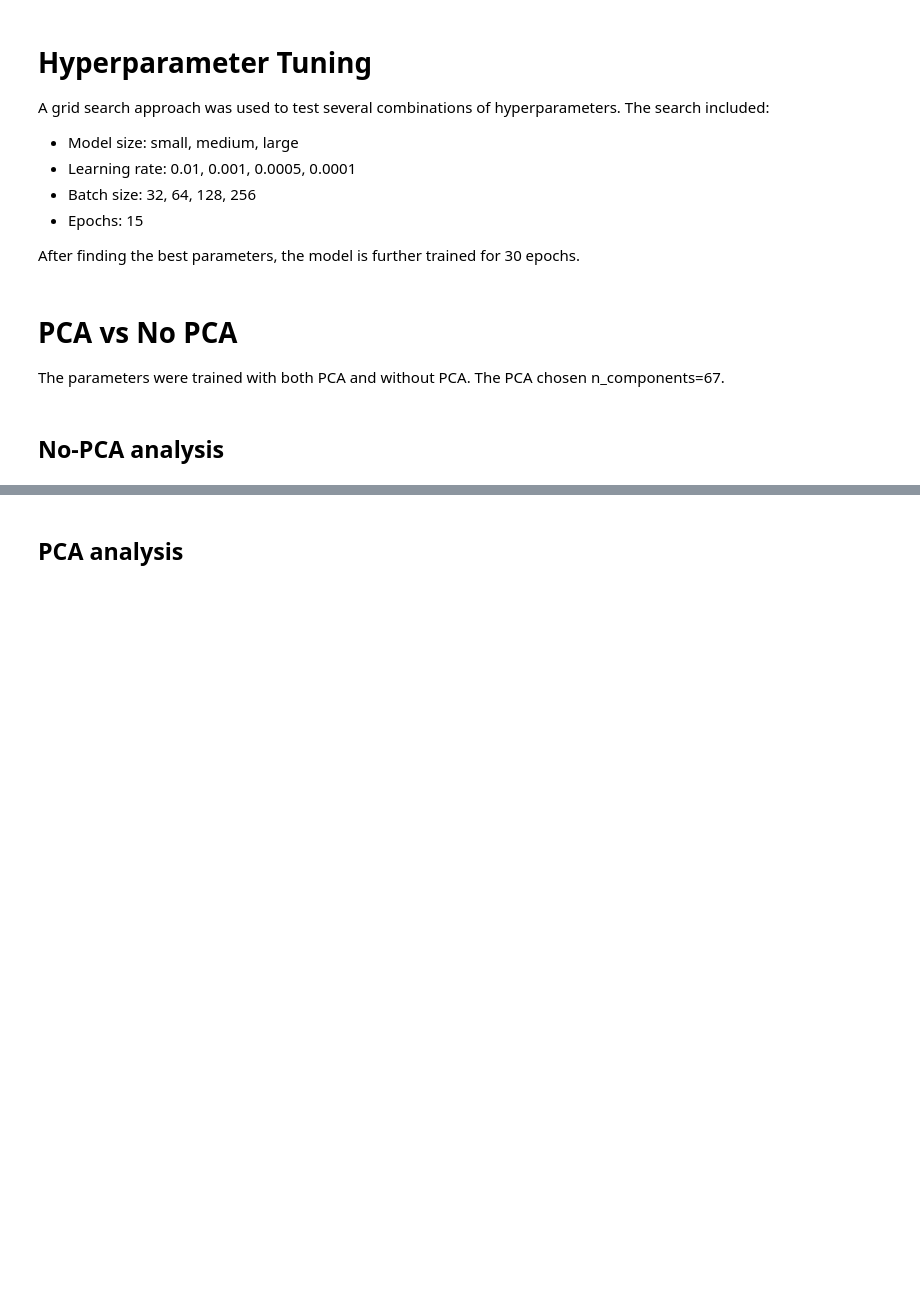
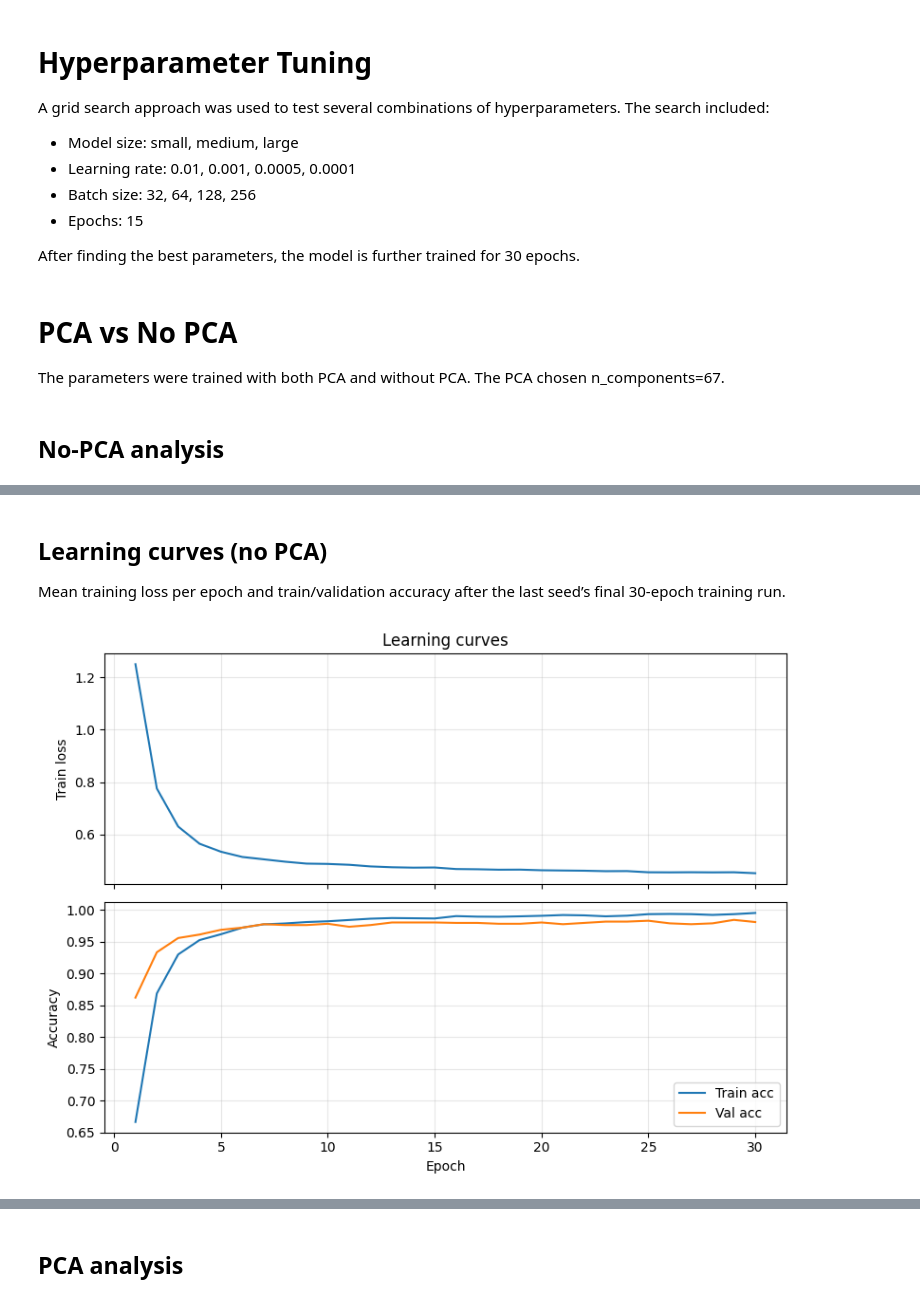
Before and after one commit to rominaba/motion-intent-recognition-for-assistive-robotics, a Jupyter notebook: notebooks/MLPClassifier.ipynb, the cells around one changed output, grey strips where cells are left out. Cells and saved outputs as stored; diff of their text form; code cells hidden in the pictures; blank space fills up the shorter version.

```diff
--- a/notebooks/MLPClassifier.ipynb
+++ b/notebooks/MLPClassifier.ipynb
@@ -490,4 +520,13 @@ f1           0.005281
 dtype: float64
+# %% [markdown]
+## Learning curves (no PCA)
+
+Mean training loss per epoch and train/validation accuracy after the last seed’s final 30-epoch training run.
+# %%
+last_model_no_pca = data_no_PCA["models"][-1]
+last_model_no_pca.plot_learning_curves()
+# %% [output]
+[figure, added]
 # %%
 cm = confusion_matrix(y_true, y_pred)
 
```
Also changed, not shown: parts of 8 cells of this notebook, 3 other files.
